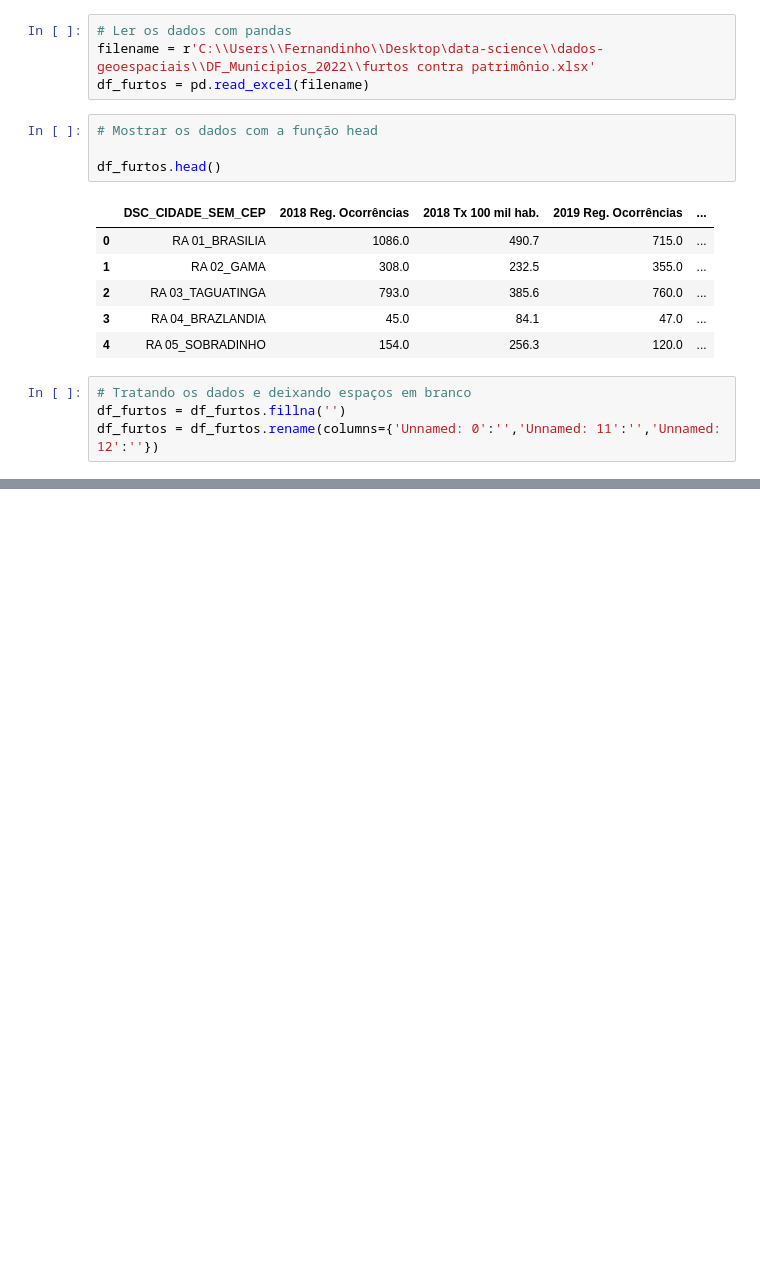
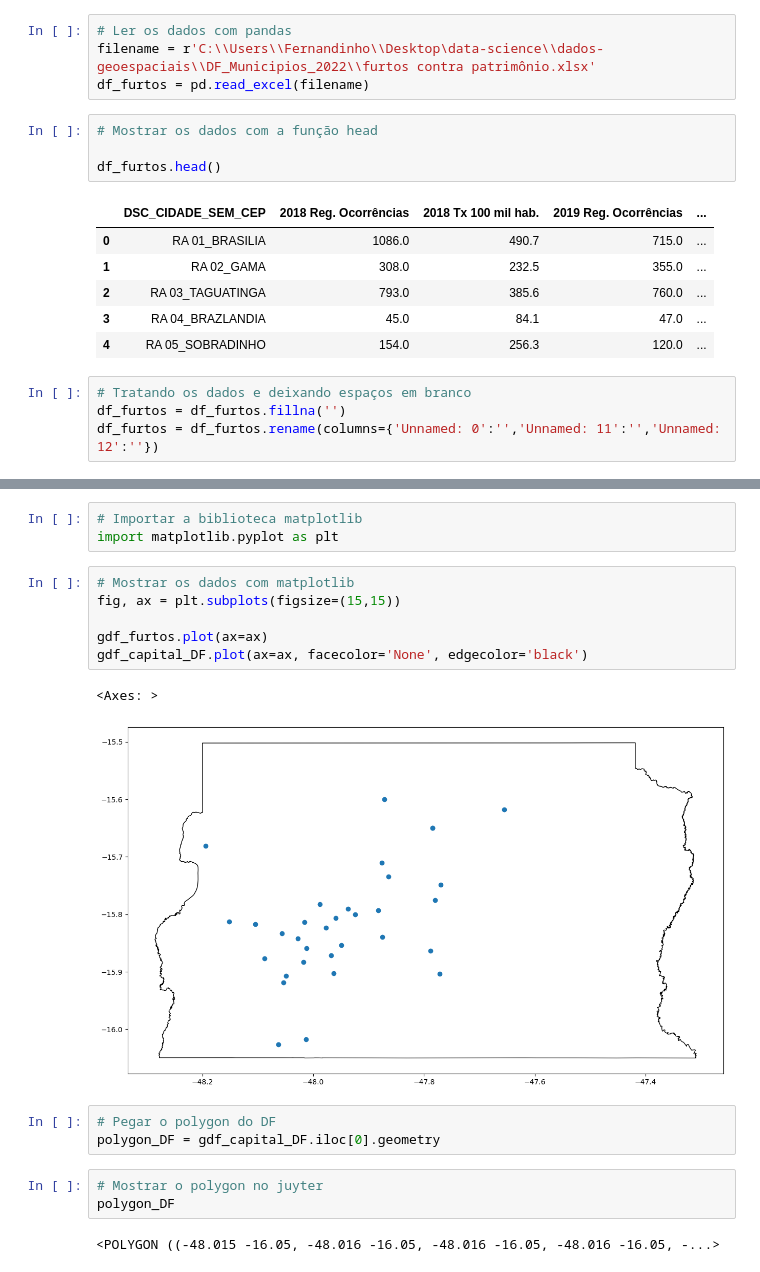
Before and after one commit to Fernandinho937/Data-Science, a Jupyter notebook: dados-geoespaciais/DistritoFederal.ipynb, the cells around one changed output, grey strips where cells are left out. Drawn from its saved outputs; the diff is of its cells as text; blank space fills up the shorter version.

```diff
--- a/dados-geoespaciais/DistritoFederal.ipynb
+++ b/dados-geoespaciais/DistritoFederal.ipynb
@@ -214,0 +315,20 @@ df_furtos.head(40)
+# %%
+# Importar a biblioteca matplotlib
+import matplotlib.pyplot as plt
+# %%
+# Mostrar os dados com matplotlib
+fig, ax = plt.subplots(figsize=(15,15))
+
+gdf_furtos.plot(ax=ax)
+gdf_capital_DF.plot(ax=ax, facecolor='None', edgecolor='black')
+# %% [output]
+<Axes: >
+[figure, added]
+# %%
+# Pegar o polygon do DF
+polygon_DF = gdf_capital_DF.iloc[0].geometry
+# %%
+# Mostrar o polygon no juyter
+polygon_DF
+# %% [output]
+<POLYGON ((-48.015 -16.05, -48.016 -16.05, -48.016 -16.05, -48.016 -16.05, -...>
```
Also changed, not shown: parts of 21 cells of this notebook, 3 other files.
